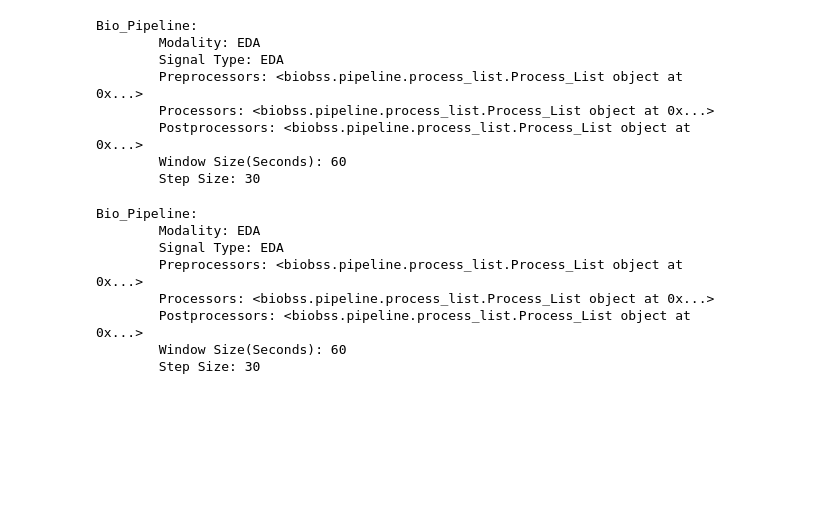
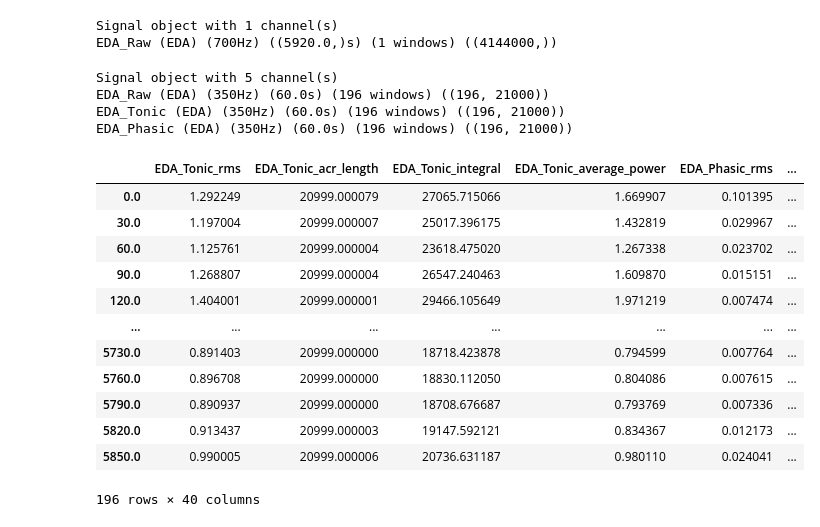
Before and after one commit to obss/BIOBSS, a Jupyter notebook: examples/pipeline.ipynb, the cells around one changed output. Drawn from its saved outputs; the diff is of its cells as text; code cells hidden in the pictures; blank space fills up the shorter version.

```diff
--- a/examples/pipeline.ipynb
+++ b/examples/pipeline.ipynb
@@ -25,24 +29,14 @@ pipe.set_input(sample_data,700,"EDA","EDA")
 # %%
-pipe
+pipe.input
 # %% [output]
-Bio_Pipeline:
-        Modality: EDA
-        Signal Type: EDA
-        Preprocessors: <biobss.pipeline.process_list.Process_List object at 0x...>
-        Processors: <biobss.pipeline.process_list.Process_List object at 0x...>
-        Postprocessors: <biobss.pipeline.process_list.Process_List object at 0x...>
-        Window Size(Seconds): 60
-        Step Size: 30
+Signal object with 1 channel(s)
+EDA_Raw (EDA) (700Hz) ((5920.0,)s) (1 windows) ((4144000,))
 # %%
 pipe.run_pipeline()
 # %%
-pipe
+pipe.input
 # %% [output]
-Bio_Pipeline:
-        Modality: EDA
-        Signal Type: EDA
-        Preprocessors: <biobss.pipeline.process_list.Process_List object at 0x...>
-        Processors: <biobss.pipeline.process_list.Process_List object at 0x...>
-        Postprocessors: <biobss.pipeline.process_list.Process_List object at 0x...>
-        Window Size(Seconds): 60
-        Step Size: 30
+Signal object with 5 channel(s)
+EDA_Raw (EDA) (350Hz) (60.0s) (196 windows) ((196, 21000))
+EDA_Tonic (EDA) (350Hz) (60.0s) (196 windows) ((196, 21000))
+EDA_Phasic (EDA) (350Hz) (60.0s) (196 windows) ((196, 21000))
@@ -48,0 +45,16 @@ Bio_Pipeline:
+# %%
+pipe.features
+# %% [output]
+|  | EDA_Tonic_rms | EDA_Tonic_acr_length | EDA_Tonic_integral | EDA_Tonic_average_power | EDA_Phasic_rms | ... |
+| 0.0 | 1.292249 | 20999.000079 | 27065.715066 | 1.669907 | 0.101395 | ... |
+| 30.0 | 1.197004 | 20999.000007 | 25017.396175 | 1.432819 | 0.029967 | ... |
+| 60.0 | 1.125761 | 20999.000004 | 23618.475020 | 1.267338 | 0.023702 | ... |
+| 90.0 | 1.268807 | 20999.000004 | 26547.240463 | 1.609870 | 0.015151 | ... |
+| 120.0 | 1.404001 | 20999.000001 | 29466.105649 | 1.971219 | 0.007474 | ... |
+| ... | ... | ... | ... | ... | ... | ... |
+| 5730.0 | 0.891403 | 20999.000000 | 18718.423878 | 0.794599 | 0.007764 | ... |
+| 5760.0 | 0.896708 | 20999.000000 | 18830.112050 | 0.804086 | 0.007615 | ... |
+| 5790.0 | 0.890937 | 20999.000000 | 18708.676687 | 0.793769 | 0.007336 | ... |
+| 5820.0 | 0.913437 | 20999.000003 | 19147.592121 | 0.834367 | 0.012173 | ... |
+| 5850.0 | 0.990005 | 20999.000006 | 20736.631187 | 0.980110 | 0.024041 | ... |
+196 rows × 40 columns
```
Also changed, not shown: parts of 6 cells of this notebook, 7 other files.
